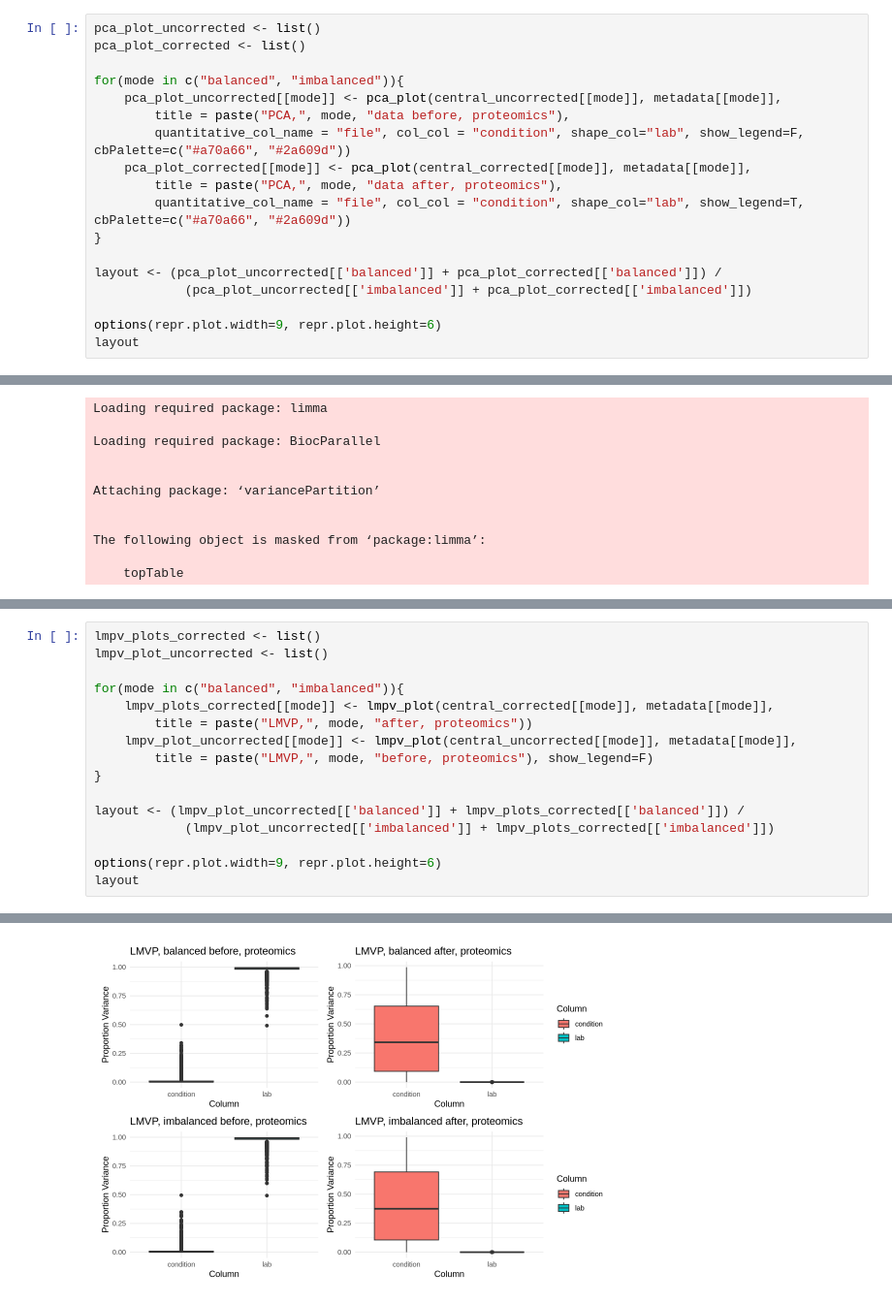
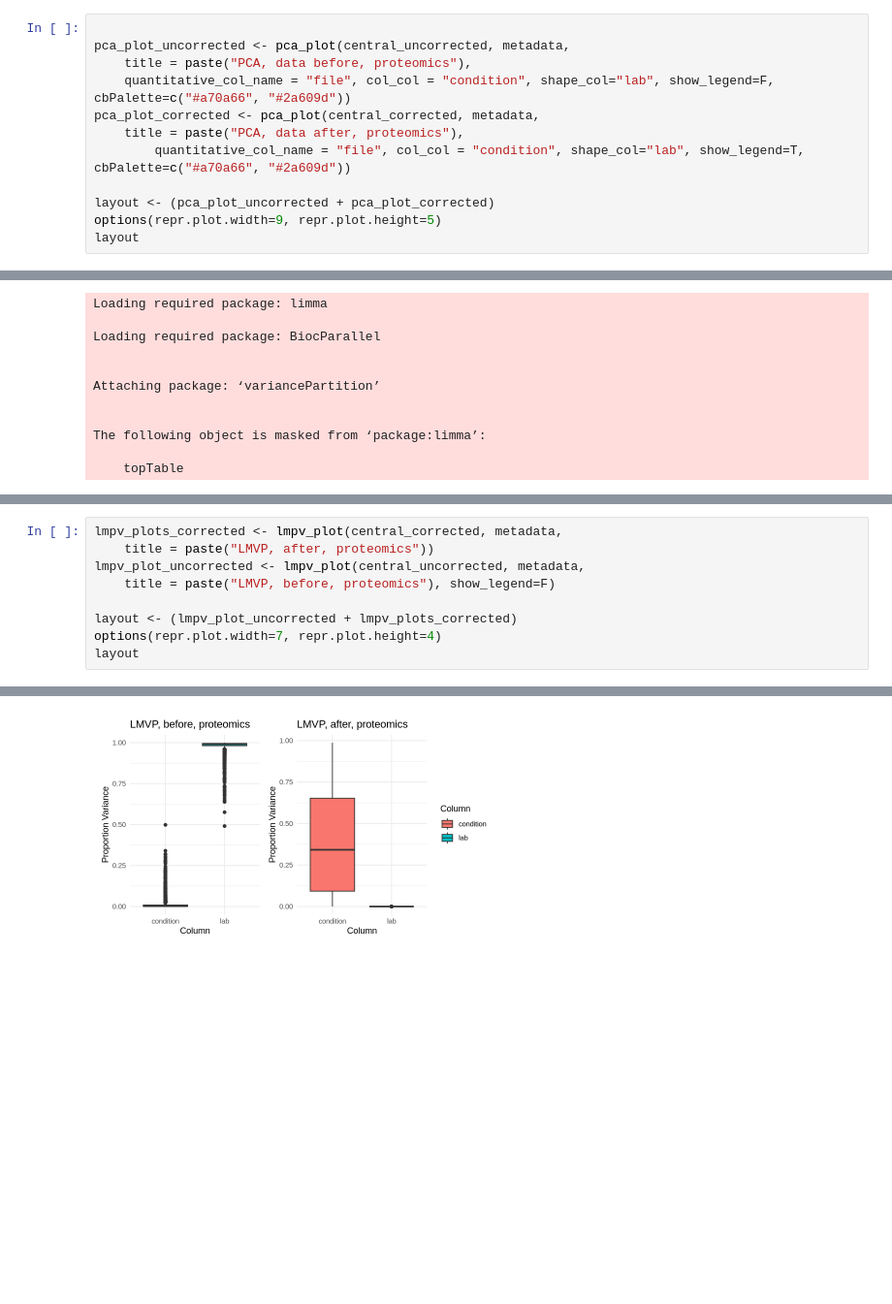
Before and after one commit to Freddsle/fedRBE, a Jupyter notebook: evaluation/evaluation_proteomics.ipynb, the cells around one changed output, grey strips where cells are left out. Shown at 97% size. Cells and saved outputs as stored; diff of their text form; blank space fills up the shorter version.

```diff
--- a/evaluation/evaluation_proteomics.ipynb
+++ b/evaluation/evaluation_proteomics.ipynb
@@ -67,22 +53,16 @@ Sample metadata: 73 rows
 # %% [markdown]
 ## Diagnostic plots
 # %%
-pca_plot_uncorrected <- list()
-pca_plot_corrected <- list()
 
-for(mode in c("balanced", "imbalanced")){
-    pca_plot_uncorrected[[mode]] <- pca_plot(central_uncorrected[[mode]], metadata[[mode]],
-        title = paste("PCA,", mode, "data before, proteomics"),
-        quantitative_col_name = "file", col_col = "condition", shape_col="lab", show_legend=F, cbPalette=c("#a70a66", "#2a609d"))
-    pca_plot_corrected[[mode]] <- pca_plot(central_corrected[[mode]], metadata[[mode]],
-        title = paste("PCA,", mode, "data after, proteomics"),
+pca_plot_uncorrected <- pca_plot(central_uncorrected, metadata,
+    title = paste("PCA, data before, proteomics"),
+    quantitative_col_name = "file", col_col = "condition", shape_col="lab", show_legend=F, cbPalette=c("#a70a66", "#2a609d"))
+pca_plot_corrected <- pca_plot(central_corrected, metadata,
+    title = paste("PCA, data after, proteomics"),
         quantitative_col_name = "file", col_col = "condition", shape_col="lab", show_legend=T, cbPalette=c("#a70a66", "#2a609d"))
-}
 
-layout <- (pca_plot_uncorrected[['balanced']] + pca_plot_corrected[['balanced']]) /
-            (pca_plot_uncorrected[['imbalanced']] + pca_plot_corrected[['imbalanced']])
-
-options(repr.plot.width=9, repr.plot.height=6)
+layout <- (pca_plot_uncorrected + pca_plot_corrected)
+options(repr.plot.width=9, repr.plot.height=5)
 layout
 # %% [output]
 Warning message:
@@ -247,19 +177,12 @@ lmpv_plot <- function(data, metadata, title, show_legend = T){
   return(res_plots)
 }
 # %%
-lmpv_plots_corrected <- list()
-lmpv_plot_uncorrected <- list()
+lmpv_plots_corrected <- lmpv_plot(central_corrected, metadata,
+    title = paste("LMVP, after, proteomics"))
+lmpv_plot_uncorrected <- lmpv_plot(central_uncorrected, metadata,
+    title = paste("LMVP, before, proteomics"), show_legend=F)
 
-for(mode in c("balanced", "imbalanced")){
-    lmpv_plots_corrected[[mode]] <- lmpv_plot(central_corrected[[mode]], metadata[[mode]],
-        title = paste("LMVP,", mode, "after, proteomics"))
-    lmpv_plot_uncorrected[[mode]] <- lmpv_plot(central_uncorrected[[mode]], metadata[[mode]],
-        title = paste("LMVP,", mode, "before, proteomics"), show_legend=F)
-}
-
-layout <- (lmpv_plot_uncorrected[['balanced']] + lmpv_plots_corrected[['balanced']]) /
-            (lmpv_plot_uncorrected[['imbalanced']] + lmpv_plots_corrected[['imbalanced']])
-
-options(repr.plot.width=9, repr.plot.height=6)
+layout <- (lmpv_plot_uncorrected + lmpv_plots_corrected)
+options(repr.plot.width=7, repr.plot.height=4)
 layout
 # %% [output]
@@ -283 +193 @@ Total:7 s
-[figure, old version]
+[figure, new version]
```
Also changed, not shown: parts of 10 cells of this notebook, 6 other files.
